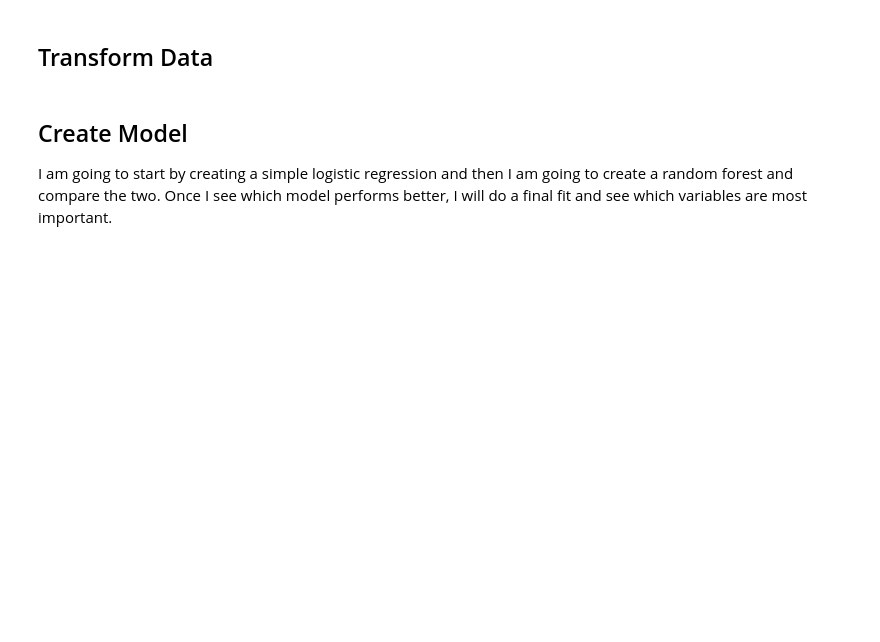
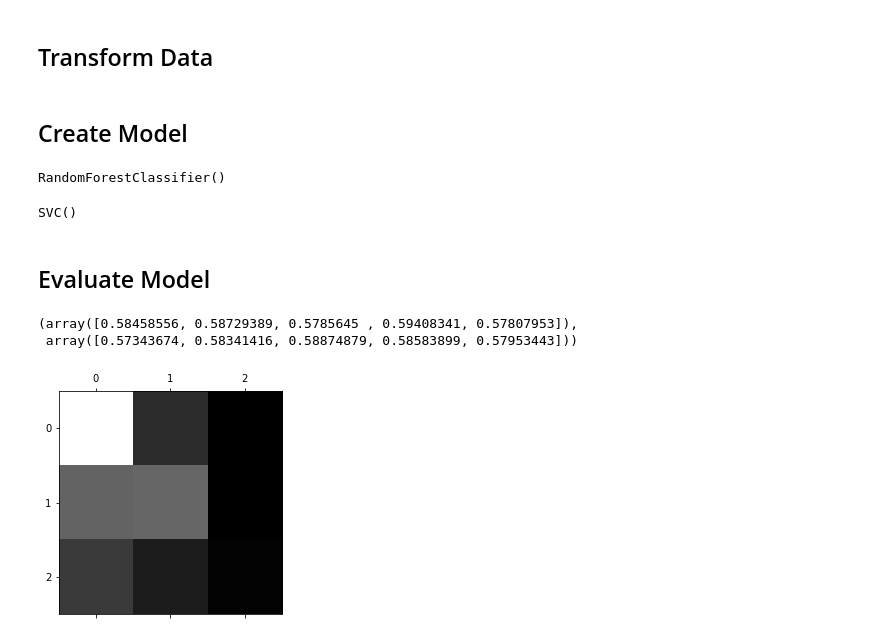
Before and after one commit to trentgillin/Machine_Learning_Projects, a Jupyter notebook: Marvel/Marvel Predictions.ipynb, the cells around one changed output. Cells and saved outputs as stored; diff of their text form; code cells hidden in the pictures; blank space fills up the shorter version.

Commit message:
further modeling with marvel data

```diff
--- a/Marvel/Marvel Predictions.ipynb
+++ b/Marvel/Marvel Predictions.ipynb
@@ -172,7 +192,7 @@ dat_pipeline = Pipeline([
     ('encoder', OneHotEncoder()),
 ])
 
-num_attributes = list(marvel_train[["page_id", "APPEARANCES"]])
+num_attributes = list(marvel_train[["APPEARANCES", "Year"]])
 cat_attributes = list(marvel_train[["name", "ID", "EYE", "HAIR", "SEX", "ALIVE"]])
 dt_attributes = list(marvel_train[["FIRST APPEARANCE"]])
 
@@ -186,9 +206,29 @@ full_pipeline = ColumnTransformer(
 remainder = "drop")
 
 marvel_train_prep = full_pipeline.fit_transform(marvel_train)
-# %% [markdown]
-## Create Model
-I am going to start by creating a simple logistic regression
-and then I am going to create a random forest and compare the two.
-Once I see which model performs better, I will do a final fit and see
-which variables are most important.
+# %% [markdown]
+## Create Model
+# %%
+# separate out outcome variable
+marvel_align = marvel_train["ALIGN"]
+
+# get random forest model
+from sklearn.ensemble import RandomForestClassifier
+
+rf = RandomForestClassifier()
+rf.fit(marvel_train_prep, marvel_align)
+# %% [output]
+RandomForestClassifier()
+# %%
+# lets get a second model to compare the random forest to
+# going to use a support vector machine model
+
+from sklearn.svm import SVC
+
+svm = SVC()
+
+svm.fit(marvel_train_prep, marvel_align)
+# %% [output]
+SVC()
+# %% [markdown]
+## Evaluate Model
@@ -194,0 +246,21 @@ which variables are most important.
+# %%
+# comparison of the two models
+comp = (rf_score, svm_score)
+comp
+
+# These are not exactly the best accuracies either way, but it looks like random forest
+# does the best, for kicks lets see if we can visualize the accuracy of these models
+# %% [output]
+(array([0.58458556, 0.58729389, 0.5785645 , 0.59408341, 0.57807953]),
+ array([0.57343674, 0.58341416, 0.58874879, 0.58583899, 0.57953443]))
+# %%
+# random forest
+from sklearn.metrics import confusion_matrix
+from sklearn.model_selection import cross_val_predict
+rf_train_predict = cross_val_predict(rf, marvel_train_prep, marvel_align, cv=5)
+
+rf_mx = confusion_matrix(marvel_align, rf_train_predict)
+plt.matshow(rf_mx, cmap=plt.cm.gray)
+plt.show()
+# %% [output]
+[figure, added]
```
Also changed, not shown: parts of 8 cells of this notebook.
